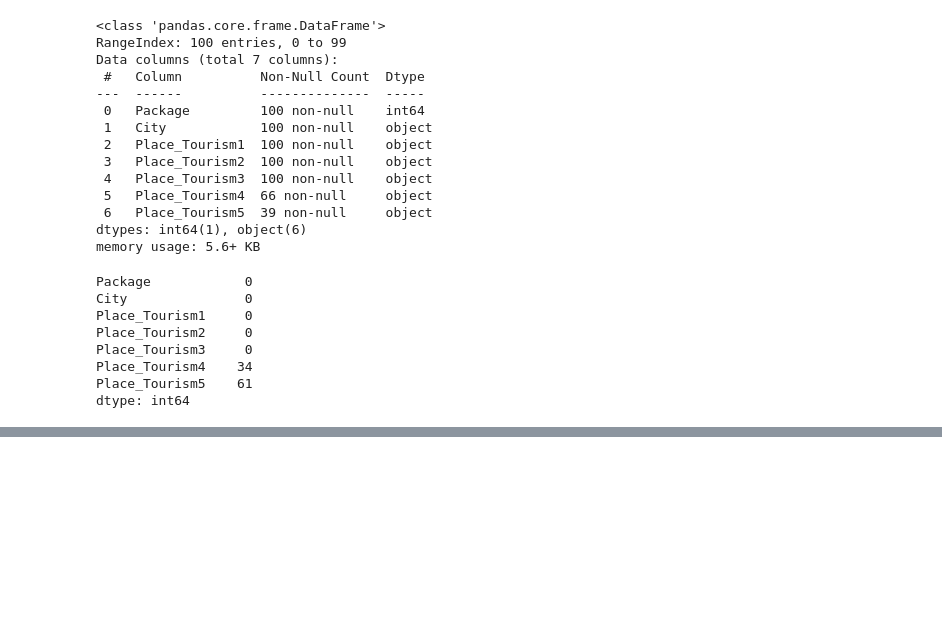
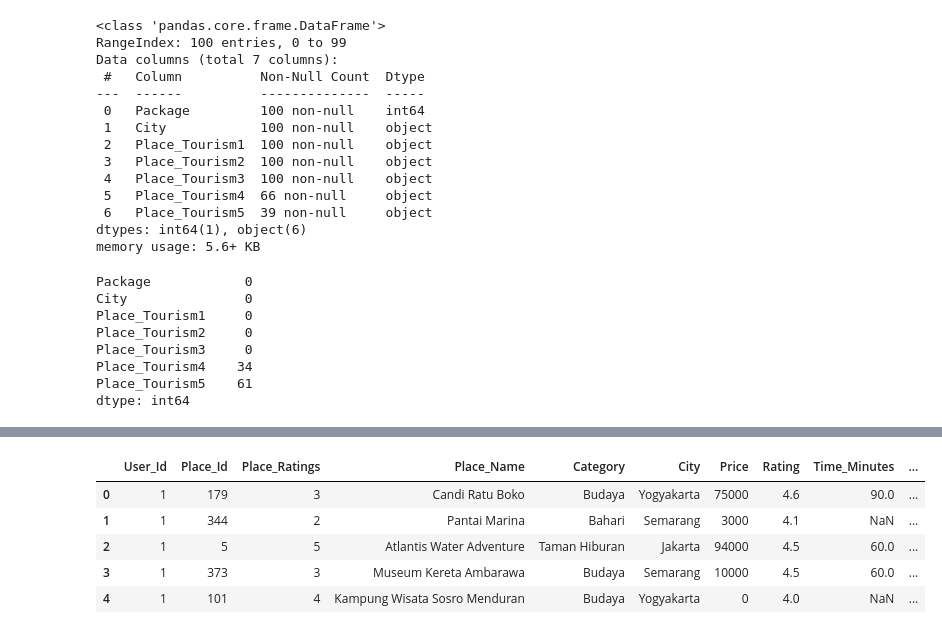
Before and after one commit to Darren1661/Tourism-In-Iindonesia, a Jupyter notebook: Project.ipynb, the cells around one changed output, grey strips where cells are left out. Cells and saved outputs as stored; diff of their text form; code cells hidden in the pictures; blank space fills up the shorter version.

```diff
--- a/Project.ipynb
+++ b/Project.ipynb
@@ -110,0 +213,16 @@ package_df[package_df.place_tourism3.isna()]
+# %%
+rating_turismwithid_df = pd.merge(
+    left=ratingtourism_df,
+    right=tourismwithid_df,
+    how="left",
+    left_on="Place_Id",
+    right_on="Place_Id"
+)
+rating_turismwithid_df.head()
+# %% [output]
+|  | User_Id | Place_Id | Place_Ratings | Place_Name | Category | City | Price | Rating | Time_Minutes | ... |
+| 0 | 1 | 179 | 3 | Candi Ratu Boko | Budaya | Yogyakarta | 75000 | 4.6 | 90.0 | ... |
+| 1 | 1 | 344 | 2 | Pantai Marina | Bahari | Semarang | 3000 | 4.1 | NaN | ... |
+| 2 | 1 | 5 | 5 | Atlantis Water Adventure | Taman Hiburan | Jakarta | 94000 | 4.5 | 60.0 | ... |
+| 3 | 1 | 373 | 3 | Museum Kereta Ambarawa | Budaya | Semarang | 10000 | 4.5 | 60.0 | ... |
+| 4 | 1 | 101 | 4 | Kampung Wisata Sosro Menduran | Budaya | Yogyakarta | 0 | 4.0 | NaN | ... |
```
Also changed, not shown: parts of 17 cells of this notebook.
